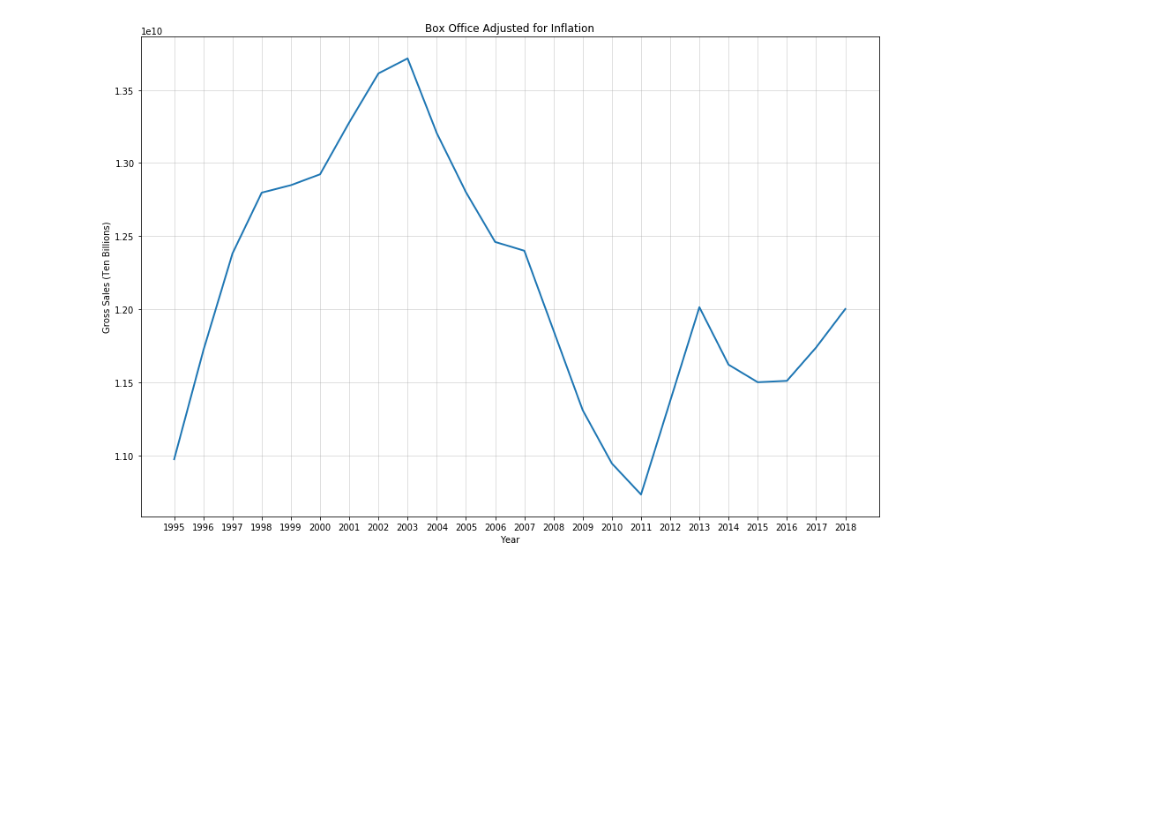
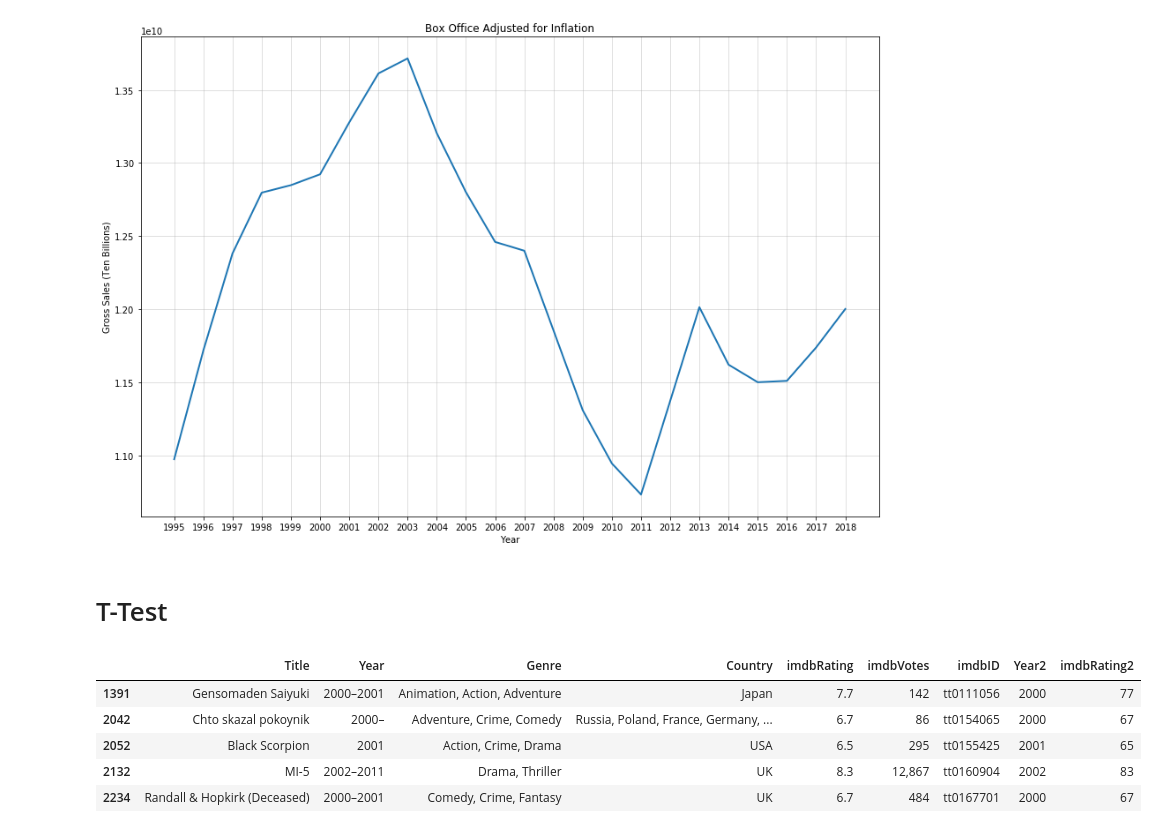
Before and after one commit to bethanylindberg/Have-Streaming-Services-Killed-Cinema, a Jupyter notebook: Data_Exploration.ipynb, the cells around one changed output. Saved outputs shown, nothing was run; the diff lists cells and outputs as text; code cells hidden in the pictures; blank space fills up the shorter version.

```diff
--- a/Data_Exploration.ipynb
+++ b/Data_Exploration.ipynb
@@ -323,3 +354,22 @@ plt.savefig('.\\Output\\boxofficeovertime.png')
 plt.show()
 # %% [output]
 [figure]
+# %% [markdown]
+# T-Test
+# %%
+file_name=".\\cleaned_data\\movies_w_2018_cleaned.csv"
+all_movies_df = pd.read_csv(file_name,encoding="UTF-8",low_memory=False)
+all_movies_df = all_movies_df[all_movies_df["Year"] >= 2000]
+
+
+file_name1= ".\\cleaned_data\\tv_series_cleaned.csv"
+all_tv_df = pd.read_csv(file_name1,encoding="UTF-8",low_memory=False)
+all_tv_df  = all_tv_df [all_tv_df ["Year2"] >= 2000]
+all_tv_df.head()
+# %% [output]
+|  | Title | Year | Genre | Country | imdbRating | imdbVotes | imdbID | Year2 | imdbRating2 |
+| 1391 | Gensomaden Saiyuki | 2000–2001 | Animation, Action, Adventure | Japan | 7.7 | 142 | tt0111056 | 2000 | 77 |
+| 2042 | Chto skazal pokoynik | 2000– | Adventure, Crime, Comedy | Russia, Poland, France, Germany, ... | 6.7 | 86 | tt0154065 | 2000 | 67 |
+| 2052 | Black Scorpion | 2001 | Action, Crime, Drama | USA | 6.5 | 295 | tt0155425 | 2001 | 65 |
+| 2132 | MI-5 | 2002–2011 | Drama, Thriller | UK | 8.3 | 12,867 | tt0160904 | 2002 | 83 |
+| 2234 | Randall & Hopkirk (Deceased) | 2000–2001 | Comedy, Crime, Fantasy | UK | 6.7 | 484 | tt0167701 | 2000 | 67 |
```
Also changed, not shown: parts of 8 cells of this notebook.
